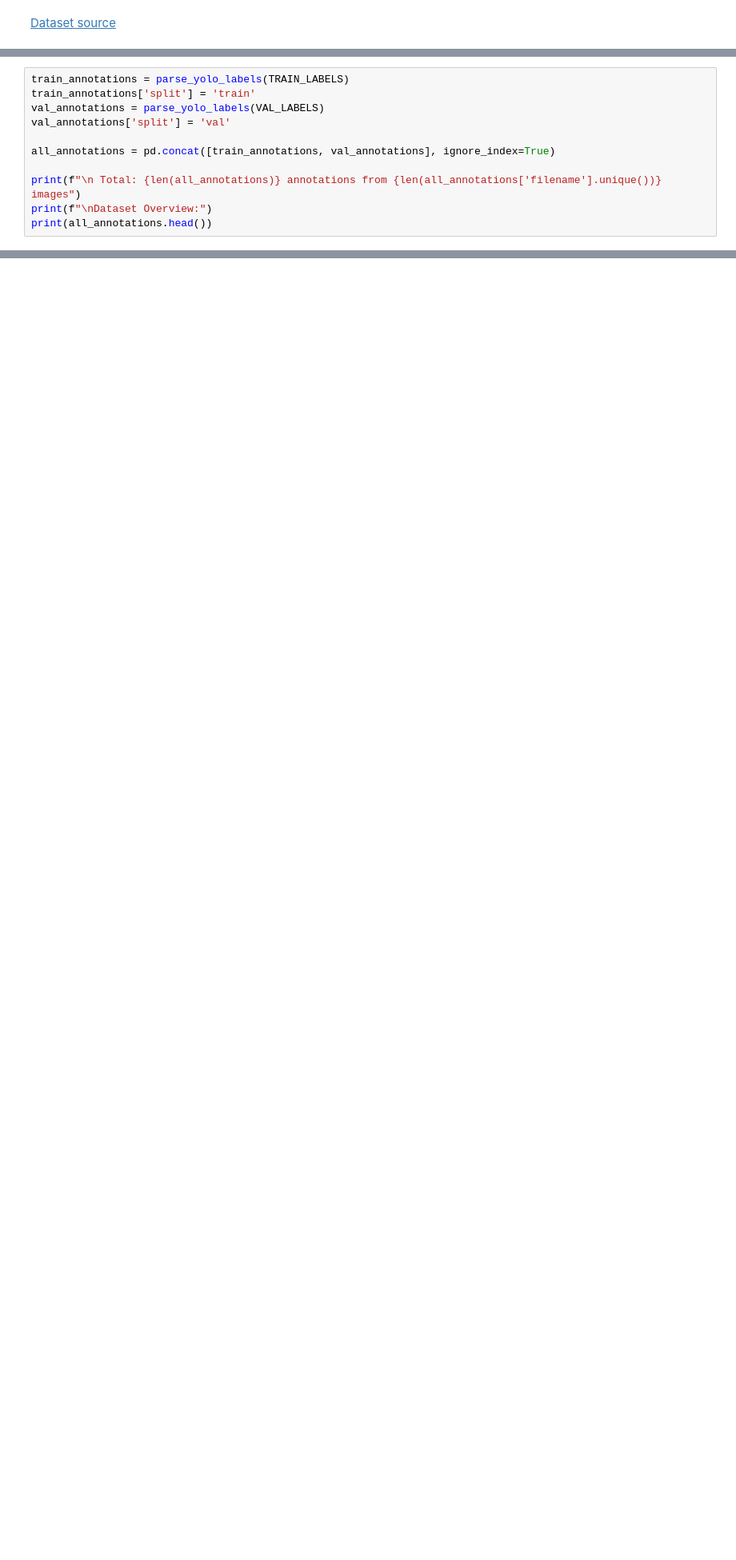
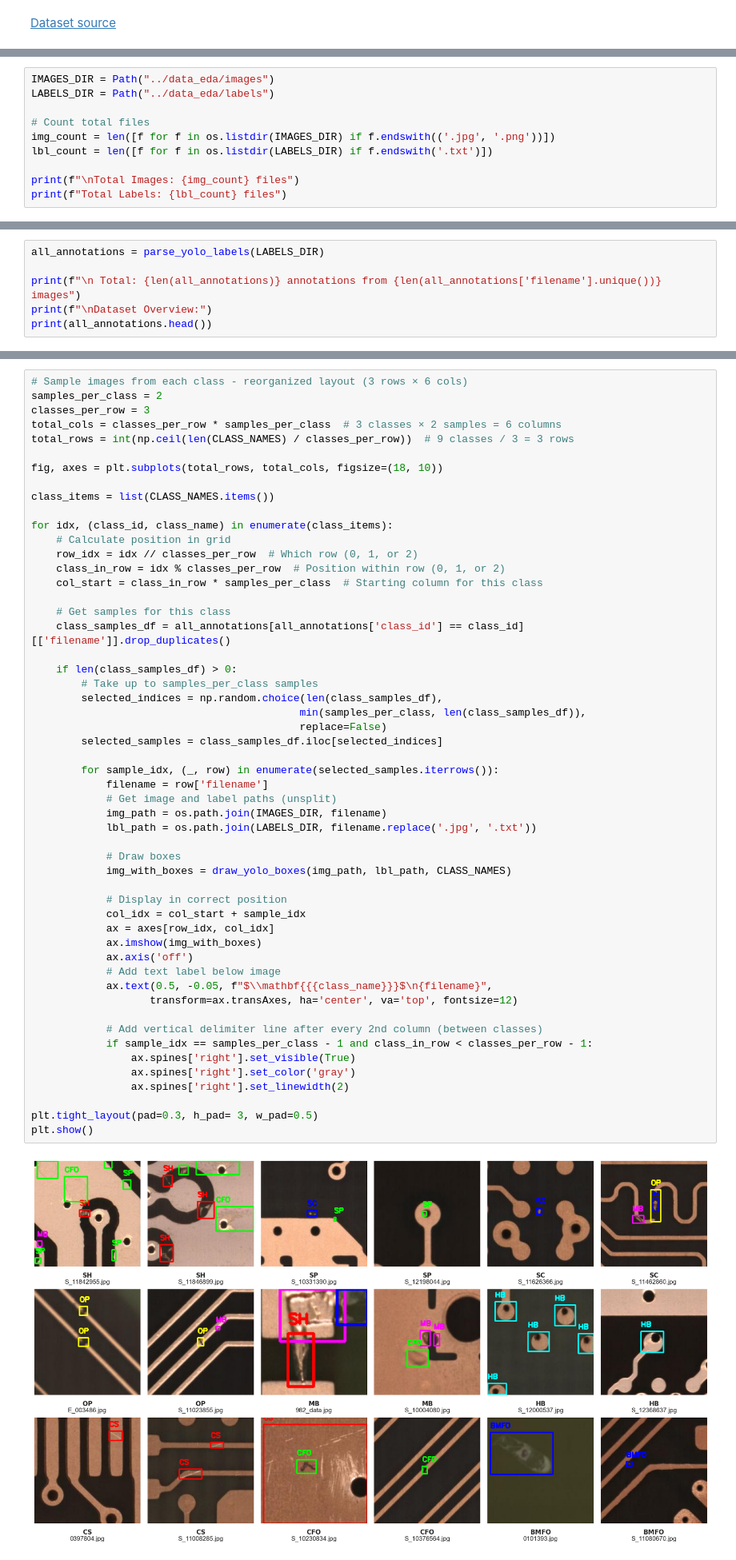
Before and after one commit to MalipieroMattia/ADVCV_final_project, a Jupyter notebook: EDA/EDA_pcb.ipynb, the cells around one changed output, grey strips where cells are left out. Shown at 80% size. Cells and saved outputs as stored; diff of their text form; blank space fills up the shorter version.

Commit message:
Add training improvements and fixes

```diff
--- a/EDA/EDA_pcb.ipynb
+++ b/EDA/EDA_pcb.ipynb
@@ -52,0 +42,10 @@ Total Labels: 10259 files
+# %%
+IMAGES_DIR = Path("../data_eda/images")
+LABELS_DIR = Path("../data_eda/labels")
+
+# Count total files
+img_count = len([f for f in os.listdir(IMAGES_DIR) if f.endswith(('.jpg', '.png'))])
+lbl_count = len([f for f in os.listdir(LABELS_DIR) if f.endswith('.txt')])
+
+print(f"\nTotal Images: {img_count} files")
+print(f"Total Labels: {lbl_count} files")
@@ -118,12 +127,7 @@ def parse_yolo_labels(labels_dir):
 
     return pd.DataFrame(annotations)
 # %%
-train_annotations = parse_yolo_labels(TRAIN_LABELS)
-train_annotations['split'] = 'train'
-val_annotations = parse_yolo_labels(VAL_LABELS)
-val_annotations['split'] = 'val'
-
-all_annotations = pd.concat([train_annotations, val_annotations], ignore_index=True)
+all_annotations = parse_yolo_labels(LABELS_DIR)
 
 print(f"\n Total: {len(all_annotations)} annotations from {len(all_annotations['filename'].unique())} images")
 print(f"\nDataset Overview:")
@@ -148,3 +204,58 @@ Dataset Overview:
+# %%
+# Sample images from each class - reorganized layout (3 rows × 6 cols)
+samples_per_class = 2
+classes_per_row = 3
+total_cols = classes_per_row * samples_per_class  # 3 classes × 2 samples = 6 columns
+total_rows = int(np.ceil(len(CLASS_NAMES) / classes_per_row))  # 9 classes / 3 = 3 rows
+
+fig, axes = plt.subplots(total_rows, total_cols, figsize=(18, 10))
+
+class_items = list(CLASS_NAMES.items())
+
+for idx, (class_id, class_name) in enumerate(class_items):
+    # Calculate position in grid
+    row_idx = idx // classes_per_row  # Which row (0, 1, or 2)
+    class_in_row = idx % classes_per_row  # Position within row (0, 1, or 2)
+    col_start = class_in_row * samples_per_class  # Starting column for this class
+
+    # Get samples for this class
+    class_samples_df = all_annotations[all_annotations['class_id'] == class_id][['filename']].drop_duplicates()
+
+    if len(class_samples_df) > 0:
+        # Take up to samples_per_class samples
+        selected_indices = np.random.choice(len(class_samples_df),
+                                           min(samples_per_class, len(class_samples_df)),
+                                           replace=False)
+        selected_samples = class_samples_df.iloc[selected_indices]
+
+        for sample_idx, (_, row) in enumerate(selected_samples.iterrows()):
+            filename = row['filename']
+            # Get image and label paths (unsplit)
+            img_path = os.path.join(IMAGES_DIR, filename)
+            lbl_path = os.path.join(LABELS_DIR, filename.replace('.jpg', '.txt'))
+
+            # Draw boxes
+            img_with_boxes = draw_yolo_boxes(img_path, lbl_path, CLASS_NAMES)
+
+            # Display in correct position
+            col_idx = col_start + sample_idx
+            ax = axes[row_idx, col_idx]
+            ax.imshow(img_with_boxes)
+            ax.axis('off')
+            # Add text label below image
+            ax.text(0.5, -0.05, f"$\\mathbf{{{class_name}}}$\n{filename}",
+                   transform=ax.transAxes, ha='center', va='top', fontsize=12)
+
+            # Add vertical delimiter line after every 2nd column (between classes)
+            if sample_idx == samples_per_class - 1 and class_in_row < classes_per_row - 1:
+                ax.spines['right'].set_visible(True)
+                ax.spines['right'].set_color('gray')
+                ax.spines['right'].set_linewidth(2)
+
+plt.tight_layout(pad=0.3, h_pad= 3, w_pad=0.5)
+plt.show()
+# %% [output]
+[figure, added]
 # %% [markdown]
 ## CLASS DISTRIBUTION ANALYSIS
 # %%
```
Also changed, not shown: parts of 31 cells of this notebook, 18 other files.
